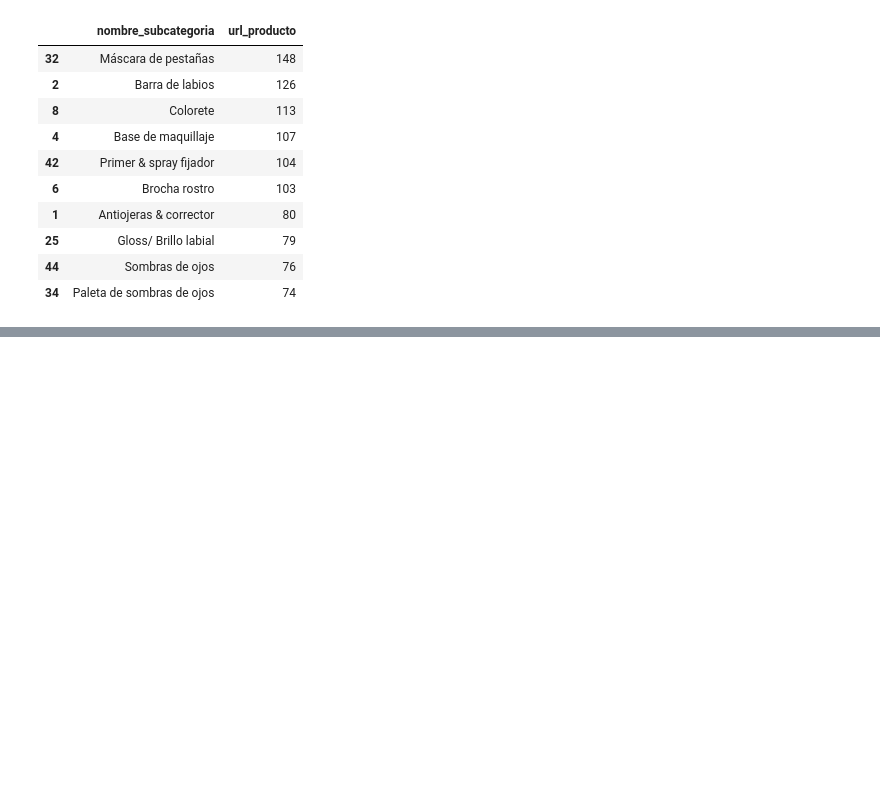
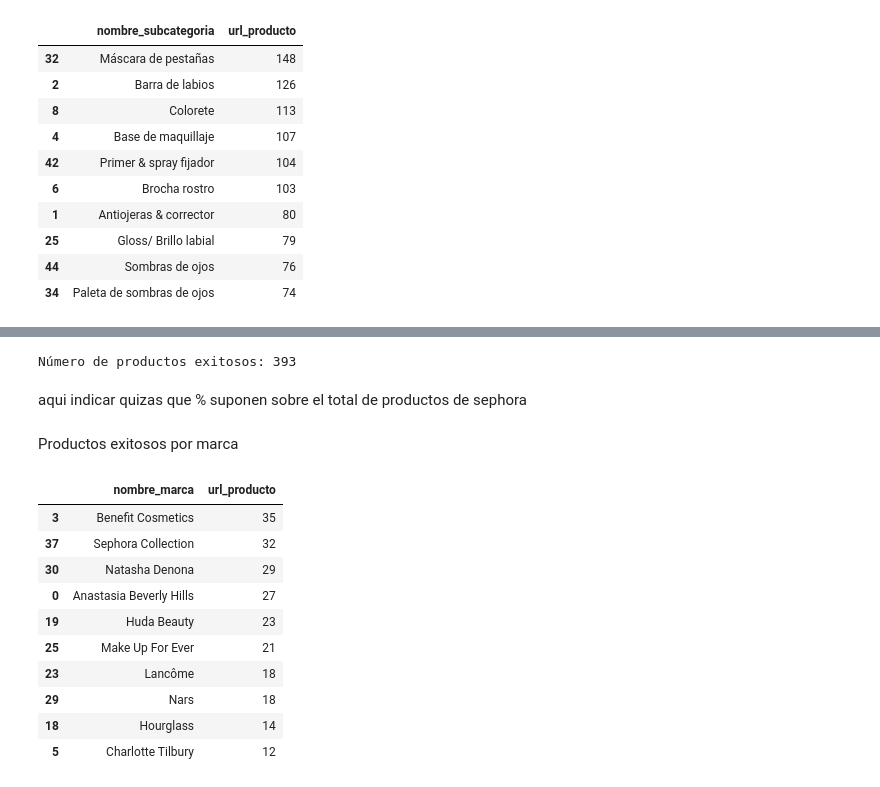
Before and after one commit to raquelscv/proyecto_final_sephora, a Jupyter notebook: eda_general.ipynb, the cells around one changed output, grey strips where cells are left out. Cells and saved outputs as stored; diff of their text form; code cells hidden in the pictures; blank space fills up the shorter version.

```diff
--- a/eda_general.ipynb
+++ b/eda_general.ipynb
@@ -161,0 +164,25 @@ df_result.head(10)
+# %%
+exitosos = df[(df["valoracion"] >= 4.5) & (df["numero_valoraciones"] >= 50)]
+
+print("Número de productos exitosos:", len(exitosos))
+# %% [output]
+Número de productos exitosos: 393
+# %% [markdown]
+aqui indicar quizas que % suponen sobre el total de productos de sephora
+# %% [markdown]
+Productos exitosos por marca
+# %%
+exitosos_por_marca = exitosos.groupby("nombre_marca")["url_producto"].count().reset_index().sort_values("url_producto", ascending=False)
+exitosos_por_marca.head(10)
+# %% [output]
+|  | nombre_marca | url_producto |
+| 3 | Benefit Cosmetics | 35 |
+| 37 | Sephora Collection | 32 |
+| 30 | Natasha Denona | 29 |
+| 0 | Anastasia Beverly Hills | 27 |
+| 19 | Huda Beauty | 23 |
+| 25 | Make Up For Ever | 21 |
+| 23 | Lancôme | 18 |
+| 29 | Nars | 18 |
+| 18 | Hourglass | 14 |
+| 5 | Charlotte Tilbury | 12 |
```
Also changed, not shown: parts of 23 cells of this notebook.
